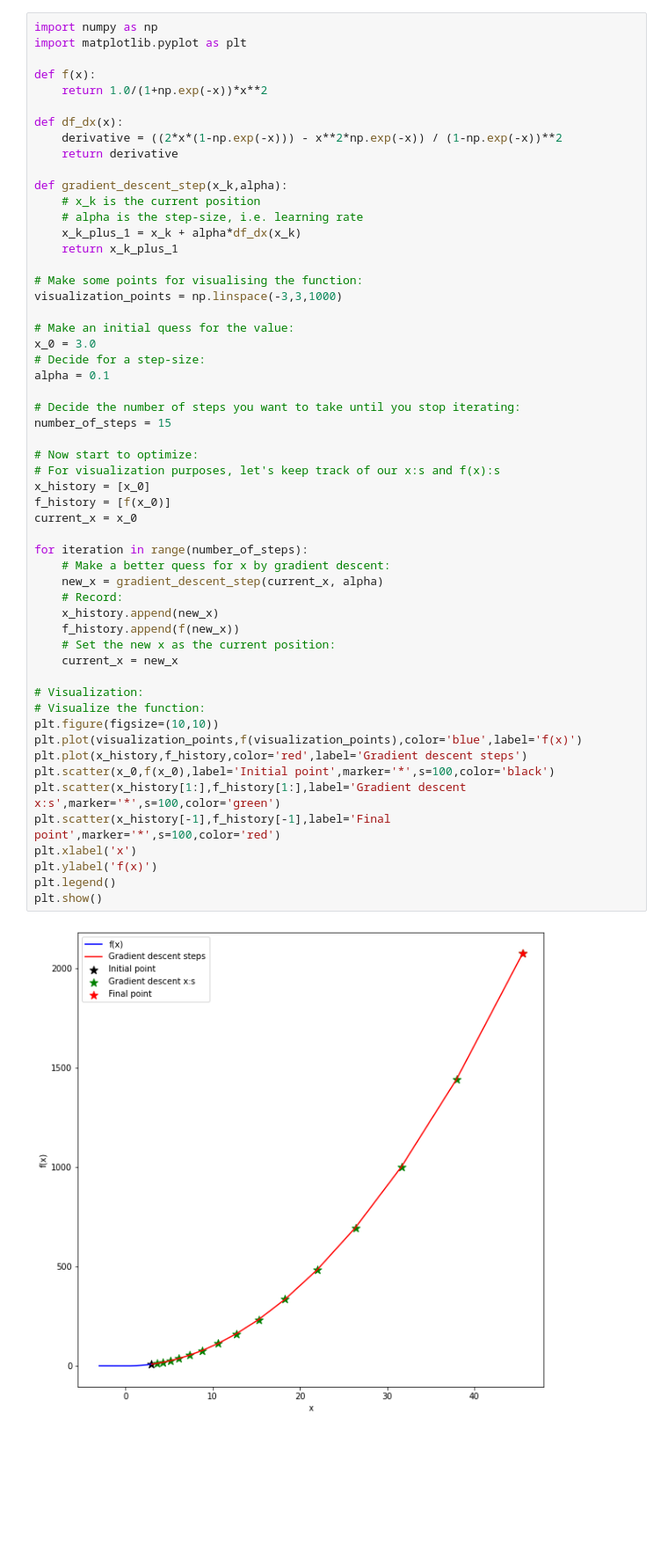
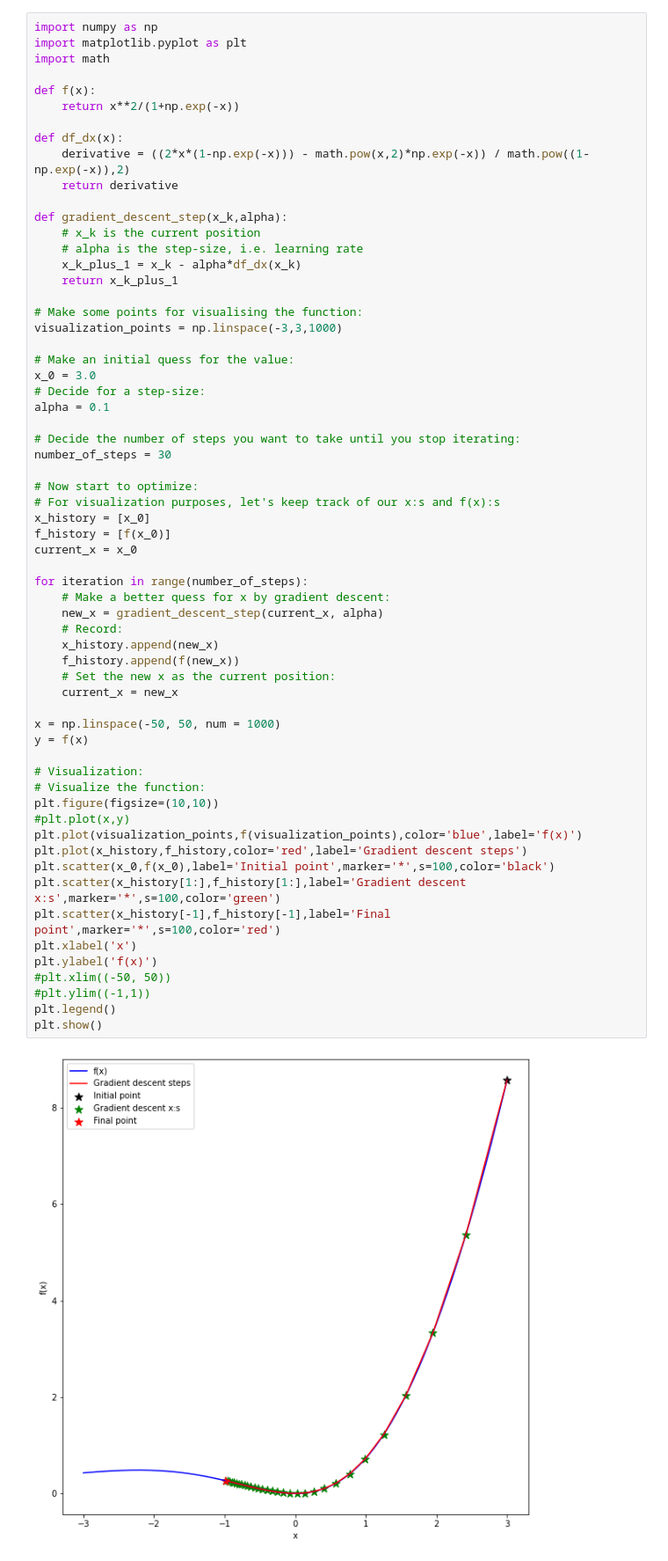
Before and after one commit to markustoivonen/AIHealthTech2020, a Jupyter notebook: exercises/gradient_descent_notebook.ipynb, the cells around one changed output. Shown at 88% size. Drawn from its saved outputs; the diff is of its cells as text; blank space fills up the shorter version.

```diff
--- a/exercises/gradient_descent_notebook.ipynb
+++ b/exercises/gradient_descent_notebook.ipynb
@@ -47,18 +47,19 @@ The last form is a hint for perhaps easier form if you remember the last exercis
 # %%
 import numpy as np
 import matplotlib.pyplot as plt
+import math
 
 def f(x):
-    return 1.0/(1+np.exp(-x))*x**2
+    return x**2/(1+np.exp(-x))
 
 def df_dx(x):
-    derivative = ((2*x*(1-np.exp(-x))) - x**2*np.exp(-x)) / (1-np.exp(-x))**2
+    derivative = ((2*x*(1-np.exp(-x))) - math.pow(x,2)*np.exp(-x)) / math.pow((1-np.exp(-x)),2)
     return derivative
 
 def gradient_descent_step(x_k,alpha):
     # x_k is the current position
     # alpha is the step-size, i.e. learning rate
-    x_k_plus_1 = x_k + alpha*df_dx(x_k)
+    x_k_plus_1 = x_k - alpha*df_dx(x_k)
     return x_k_plus_1
 
 # Make some points for visualising the function:
@@ -70,37 +71,43 @@ x_0 = 3.0
 alpha = 0.1
 
 # Decide the number of steps you want to take until you stop iterating:
-number_of_steps = 15
+number_of_steps = 30
 
 # Now start to optimize:
 # For visualization purposes, let's keep track of our x:s and f(x):s
 x_history = [x_0]
 f_history = [f(x_0)]
 current_x = x_0
 
 for iteration in range(number_of_steps):
     # Make a better quess for x by gradient descent:
     new_x = gradient_descent_step(current_x, alpha)
     # Record:
     x_history.append(new_x)
     f_history.append(f(new_x))
     # Set the new x as the current position:
     current_x = new_x
 
+x = np.linspace(-50, 50, num = 1000)
+y = f(x)
+
 # Visualization:
 # Visualize the function:
 plt.figure(figsize=(10,10))
+#plt.plot(x,y)
 plt.plot(visualization_points,f(visualization_points),color='blue',label='f(x)')
 plt.plot(x_history,f_history,color='red',label='Gradient descent steps')
 plt.scatter(x_0,f(x_0),label='Initial point',marker='*',s=100,color='black')
 plt.scatter(x_history[1:],f_history[1:],label='Gradient descent x:s',marker='*',s=100,color='green')
 plt.scatter(x_history[-1],f_history[-1],label='Final point',marker='*',s=100,color='red')
 plt.xlabel('x')
 plt.ylabel('f(x)')
+#plt.xlim((-50, 50))
+#plt.ylim((-1,1))
 plt.legend()
 plt.show()
 # %% [output]
-[figure, old version]
+[figure, new version]
 # %% [markdown]
 # b) Vector case
 
```
Also changed, not shown: parts of 1 cell of this notebook.
